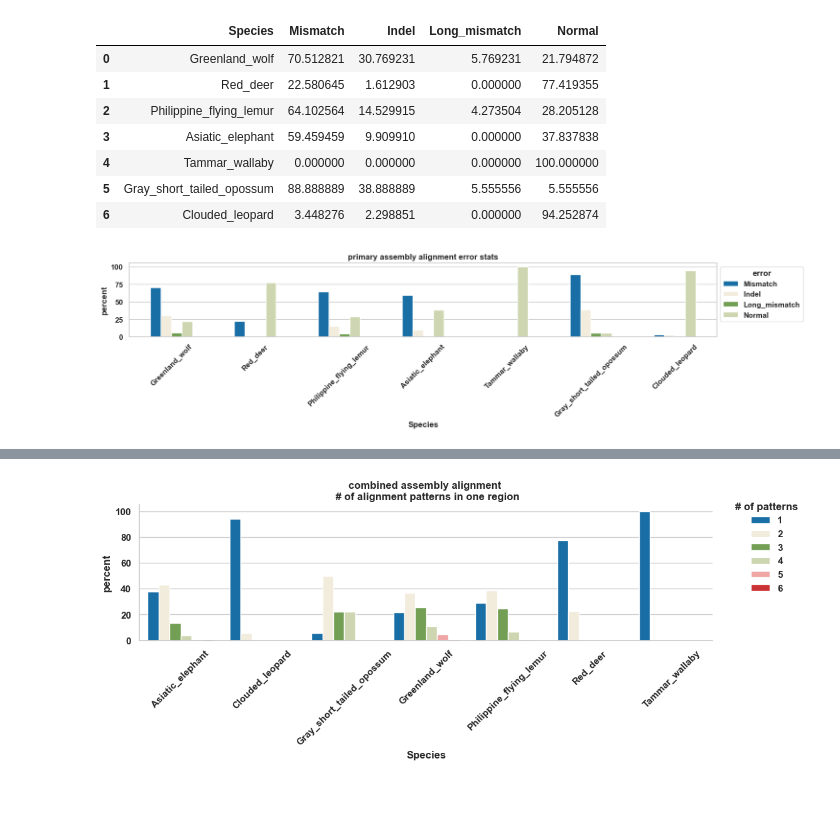
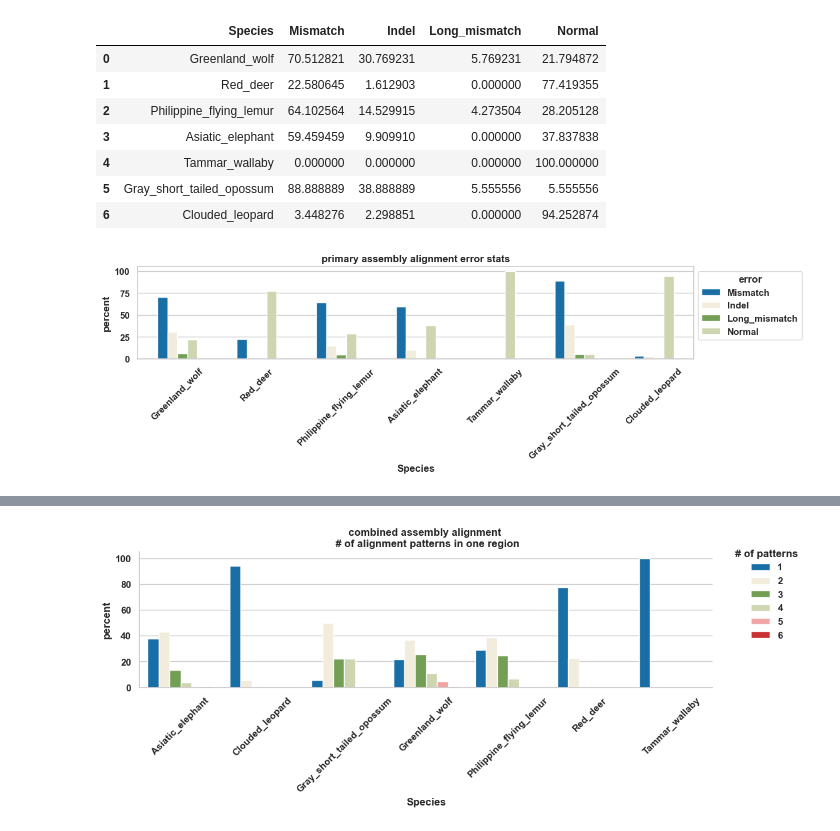
Before and after one commit to phylo-lab-usc/CloseRead_ig-assembly-eval, a Jupyter notebook: pri_comb_analysis.ipynb, the cells around one changed output, grey strips where cells are left out. Saved outputs shown, nothing was run; the diff lists cells and outputs as text; code cells hidden in the pictures; blank space fills up the shorter version.

```diff
--- a/pri_comb_analysis.ipynb
+++ b/pri_comb_analysis.ipynb
@@ -20,6 +20,8 @@ sns.set_palette(sns.color_palette(CB_color_cycle, 11))
 combined = pd.read_excel("combined_notExtend.xlsx" , sheet_name=None)
 sheets = list(combined.keys())
 combined_summay = pd.DataFrame()
+for name in sheets:
+    combined[name]['unique60_ratio'] = combined[name]['unique60_pri']/combined[name]['coverage']
 for name in sheets:
     df2 = pd.DataFrame([[combined[name]['mismatch'].sum()/combined[name].shape[0]*100,
                          combined[name]['indel'].sum()/combined[name].shape[0]*100,
@@ -72,8 +74,23 @@ for name in sheets:
 
 combined_coverage = {}
 for name in sheets:
-    temp = list(combined[name]["coverage"])
+    temp = list(combined[name]['coverage'])
     combined_coverage[name] = temp
+
+combined_unique60_indel = {}
+for name in sheets:
+    temp = list(combined[name].loc[combined[name]['indel'] > 0, 'unique60_ratio'])
+    combined_unique60_indel[name] = temp
+
+combined_unique60_mismatch = {}
+for name in sheets:
+    temp = list(combined[name].loc[combined[name]['mismatch'] > 0, 'unique60_ratio'])
+    combined_unique60_mismatch[name] = temp
+
+combined_unique60_normal = {}
+for name in sheets:
+    temp = list(combined[name].loc[combined[name]['normal'] > 0, 'unique60_ratio'])
+    combined_unique60_normal[name] = temp
 
 combined_pattern_counts = pd.DataFrame()
 for name in sheets:
@@ -154,0 +222,23 @@ fig.subplots_adjust(top=0.75)
+# %%
+sns.set_theme(style="white")
+plt.rcParams['figure.figsize'] = (15,8)
+
+first_key = list(combined_unique60_normal.keys())
+
+fig, ax = plt.subplots(nrows=2, ncols=4)
+
+key=0
+for row in ax:
+    for col in row:
+        if key < 7:
+            col.title.set_text(first_key[key])
+            sns.histplot(combined_unique60_normal[first_key[key]], ax=col, kde=True, bins=10)
+            key+=1
+        if key%4 - 1 == 0:
+            col.set_ylabel('count of genes')
+        else:
+            col.set(ylabel=None)
+
+st = fig.suptitle("IgH genes - normal \n % of unique reads with QV>60", fontsize="x-large")
+st.set_y(0.85)
+fig.subplots_adjust(top=0.75)
@@ -158,6 +250,8 @@ fig.subplots_adjust(top=0.75)
 primary = pd.read_excel("primary_notExtend.xlsx" , sheet_name=None)
 sheets = list(primary.keys())
 primary_summay = pd.DataFrame()
+for name in sheets:
+    primary[name]['unique60_ratio'] = primary[name]['unique60_pri']/primary[name]['coverage']
 for name in sheets:
     df2 = pd.DataFrame([[primary[name]['mismatch'].sum()/(primary[name].shape[0])*100,
                          primary[name]['indel'].sum()/(primary[name].shape[0])*100,
@@ -191,17 +315,18 @@ for name in sheets:
 # %%
 sns.set_theme(style="whitegrid")
 plt.rcParams["font.weight"] = "bold"
 plt.rcParams["axes.labelweight"] = "bold"
+plt.rcParams['figure.figsize'] = (12,4)
 
 ax = sns.barplot(data=primary_summay.melt(id_vars='Species',
                                   value_name='percent', var_name='error'),
             x='Species', y='percent', hue='error', palette=CB_color_cycle, width=0.5)
 plt.tight_layout()
 plt.xticks(rotation=45)
 sns.move_legend(ax, "upper left", bbox_to_anchor=(1, 1))
 ax.set_title('primary assembly alignment error stats', weight='bold')
 plt.tight_layout()
 
 plt.savefig("primary.svg", format="svg")
 # %% [output]
-[figure, old version]
+[figure, new version]
```
Also changed, not shown: parts of 13 cells of this notebook.
